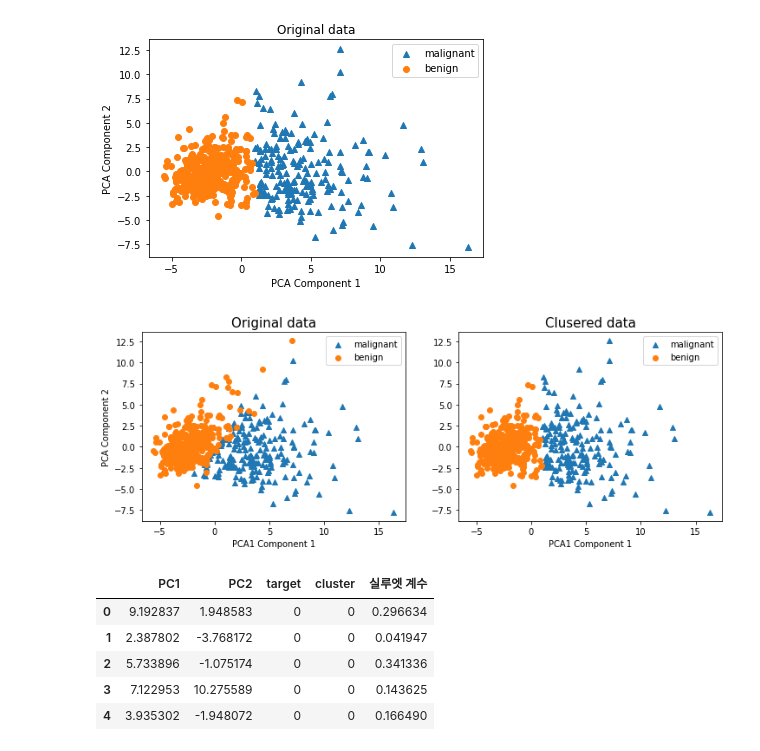
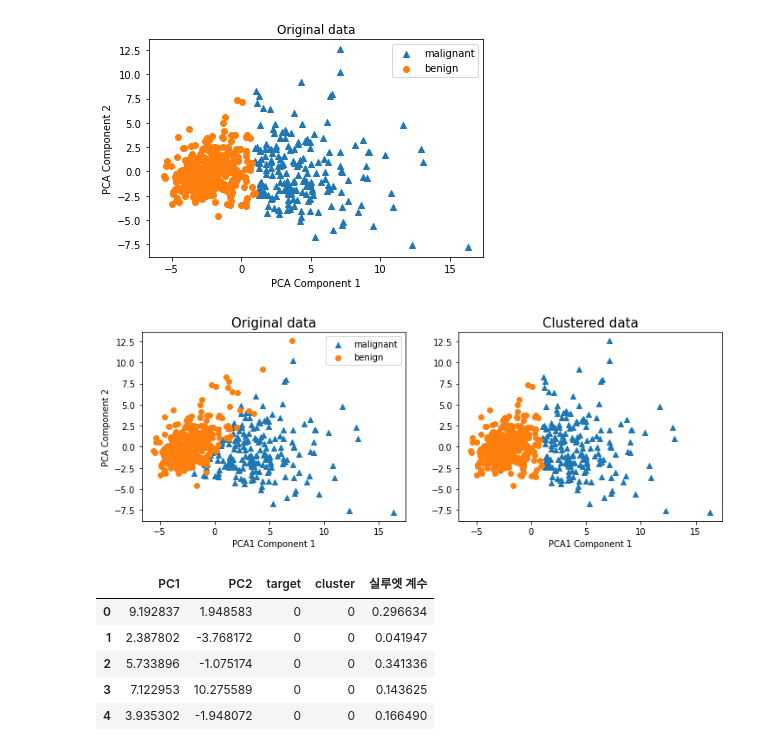
Before and after one commit to kyungseokAN/Machine-Learning-21_12, a Jupyter notebook: 05.차원축소 및 군집화/Cancer과제.ipynb, the cells around one changed output. Saved outputs shown, nothing was run; the diff lists cells and outputs as text; code cells hidden in the pictures.

```diff
--- a/05.차원축소 및 군집화/Cancer과제.ipynb
+++ b/05.차원축소 및 군집화/Cancer과제.ipynb
@@ -166,23 +136,23 @@ plt.show()
 # %%
 markers = ['^','o']
 fig, axs = plt.subplots(nrows = 1, ncols = 2, figsize = (12,4))
 for k, column in enumerate(['target','cluster']):
     ax=axs[k]
     for i, marker in enumerate(markers):
         x_axis_data = df[df[column] == i]['PC1']
         y_axis_data = df[df[column] == i]['PC2']
         ax.scatter(x_axis_data, y_axis_data, marker=marker, label = breast_cancer.target_names[i])
     if k==0:            #Original
         ax.set_title('Original data', fontsize=15)
         ax.set_ylabel('PCA Component 2')
+        ax.legend()
+    else:
+        ax.set_title('Clustered data', fontsize=15)
+    ax.set_xlabel('PCA1 Component 1')
 
-    else:
-        ax.set_title('Clusered data', fontsize=15)
-    ax.set_xlabel('PCA1 Component 1')
-    ax.legend()
 plt.show()
 # %% [output]
-[figure, old version]
+[figure, new version]
 # %%
 from sklearn.metrics import silhouette_score, silhouette_samples
 
```
Also changed, not shown: parts of 3 cells of this notebook, 16 other files.
